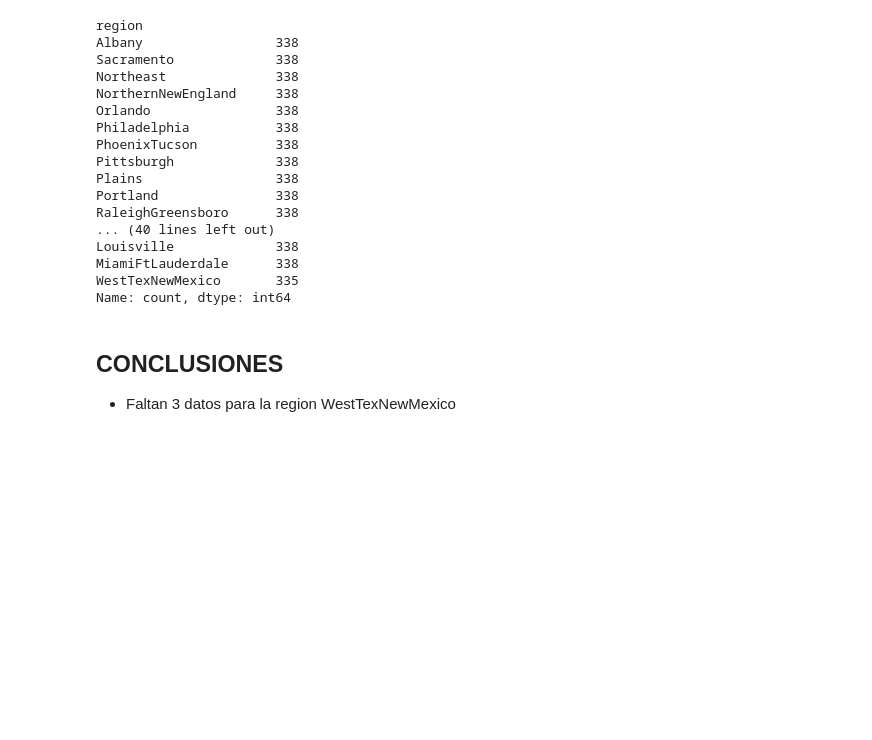
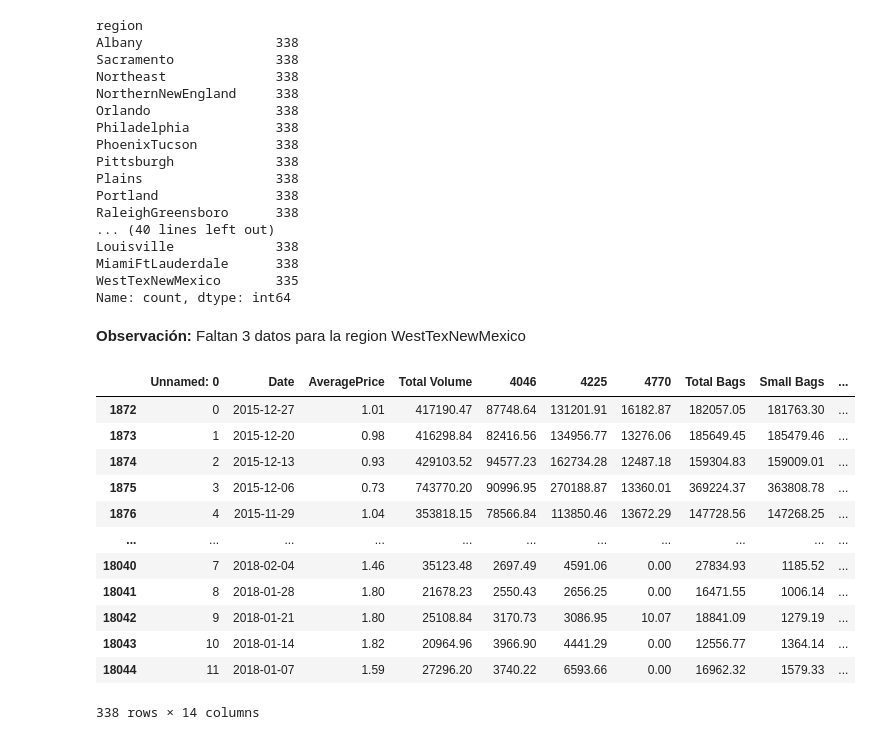
Before and after one commit to albagd77/MAGic-Avocado-TP1, a Jupyter notebook: 00_start_EDA.ipynb, the cells around one changed output. Cells and saved outputs as stored; diff of their text form; code cells hidden in the pictures; blank space fills up the shorter version.

```diff
--- a/00_start_EDA.ipynb
+++ b/00_start_EDA.ipynb
@@ -148,6 +197,20 @@ MiamiFtLauderdale      338
 WestTexNewMexico       335
 Name: count, dtype: int64
 # %% [markdown]
-## CONCLUSIONES
-
-- Faltan 3 datos para la region WestTexNewMexico
+**Observación:** Faltan 3 datos para la region WestTexNewMexico
+# %%
+df[df['region']=='Portland'].sort_values()
+# %% [output]
+|  | Unnamed: 0 | Date | AveragePrice | Total Volume | 4046 | 4225 | 4770 | Total Bags | Small Bags | ... |
+| 1872 | 0 | 2015-12-27 | 1.01 | 417190.47 | 87748.64 | 131201.91 | 16182.87 | 182057.05 | 181763.30 | ... |
+| 1873 | 1 | 2015-12-20 | 0.98 | 416298.84 | 82416.56 | 134956.77 | 13276.06 | 185649.45 | 185479.46 | ... |
+| 1874 | 2 | 2015-12-13 | 0.93 | 429103.52 | 94577.23 | 162734.28 | 12487.18 | 159304.83 | 159009.01 | ... |
+| 1875 | 3 | 2015-12-06 | 0.73 | 743770.20 | 90996.95 | 270188.87 | 13360.01 | 369224.37 | 363808.78 | ... |
+| 1876 | 4 | 2015-11-29 | 1.04 | 353818.15 | 78566.84 | 113850.46 | 13672.29 | 147728.56 | 147268.25 | ... |
+| ... | ... | ... | ... | ... | ... | ... | ... | ... | ... | ... |
+| 18040 | 7 | 2018-02-04 | 1.46 | 35123.48 | 2697.49 | 4591.06 | 0.00 | 27834.93 | 1185.52 | ... |
+| 18041 | 8 | 2018-01-28 | 1.80 | 21678.23 | 2550.43 | 2656.25 | 0.00 | 16471.55 | 1006.14 | ... |
+| 18042 | 9 | 2018-01-21 | 1.80 | 25108.84 | 3170.73 | 3086.95 | 10.07 | 18841.09 | 1279.19 | ... |
+| 18043 | 10 | 2018-01-14 | 1.82 | 20964.96 | 3966.90 | 4441.29 | 0.00 | 12556.77 | 1364.14 | ... |
+| 18044 | 11 | 2018-01-07 | 1.59 | 27296.20 | 3740.22 | 6593.66 | 0.00 | 16962.32 | 1579.33 | ... |
+338 rows × 14 columns
```
Also changed, not shown: parts of 4 cells of this notebook, 1 other file.
